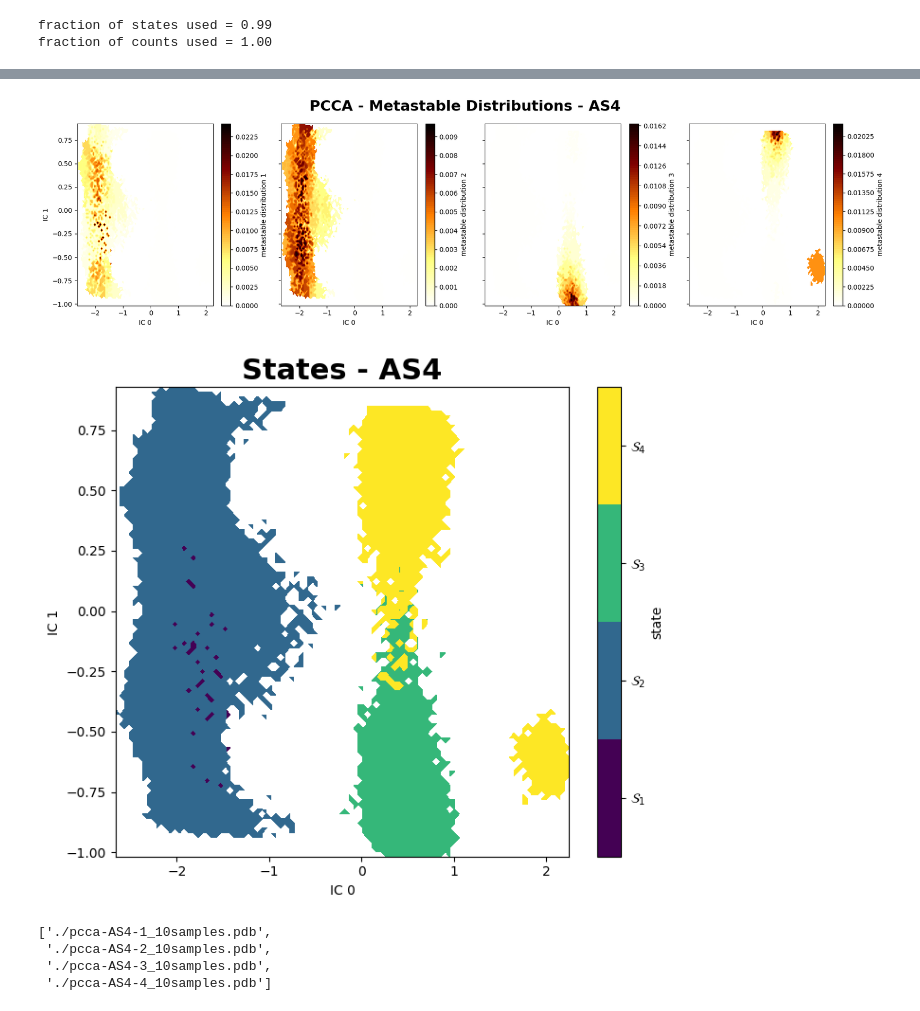
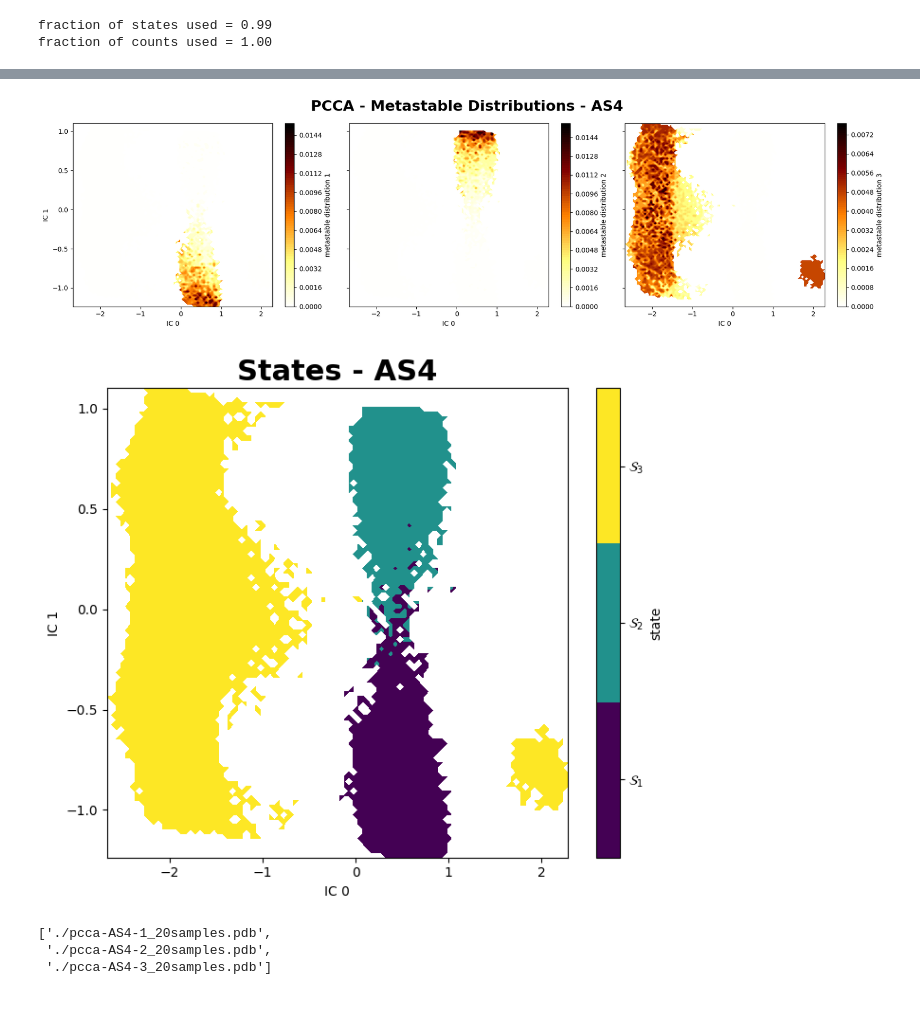
Before and after one commit to saguileran/MD-SCPI, a Jupyter notebook: NoteBooks/PyEMMA_AS4.ipynb, the cells around one changed output, grey strips where cells are left out. Cells and saved outputs as stored; diff of their text form; code cells hidden in the pictures.

```diff
--- a/NoteBooks/PyEMMA_AS4.ipynb
+++ b/NoteBooks/PyEMMA_AS4.ipynb
@@ -52,35 +52,37 @@ tica_concatenated = np.concatenate(tica_output)
 # %%
 %%time
 
-fig, (ax, ax1) = plt.subplots(1,2,figsize=(14,7))
+fig, (ax, ax_1) = plt.subplots(1,2,figsize=(14,7))
 
 n_clustercenters = [5, 10, 100, 200, 500]
 scores = np.zeros((len(n_clustercenters), 5))
 for n, k in enumerate(n_clustercenters):
     for m in range(5):
         #with pyemma.util.contexts.settings(show_progress_bars=False):
-        _cl = pyemma.coordinates.cluster_kmeans(tica_output, k=k, max_iter=50, stride=50)
-        _msm = pyemma.msm.estimate_markov_model(_cl.dtrajs, 5)
-        scores[n, m] = _msm.score_cv(_cl.dtrajs, n=1, score_method='VAMP2', score_k=min(10, k))
+            _cl = pyemma.coordinates.cluster_kmeans(
+                tica_output, k=k, max_iter=50, stride=50)
+            _msm = pyemma.msm.estimate_markov_model(_cl.dtrajs, 5)
+            scores[n, m] = _msm.score_cv(
+                _cl.dtrajs, n=1, score_method='VAMP2', score_k=min(10, k))
 
 lower, upper = pyemma.util.statistics.confidence_interval(scores.T.tolist(), conf=0.9)
 ax.fill_between(n_clustercenters, lower, upper, alpha=0.3)
 ax.plot(n_clustercenters, np.mean(scores, axis=1), '-o')
 ax.semilogx()
-ax.set_xlabel('number of cluster centers');  ax.set_ylabel('VAMP-2 score')
+ax.set_xlabel('number of cluster centers'); ax.set_ylabel('VAMP-2 score')
 
-# ---------------------------------------------------------------
 lags = [10, 15, 20, 25, 30, 50, 100]
 dims = [i + 1 for i in range(10)]
 
 for i, lag in enumerate(lags):
-    scores_ = np.array([score_cv(data, dim, lag) for dim in dims])
+    scores_ = np.array([score_cv(data, dim, lag)
+                        for dim in dims])
     scores = np.mean(scores_, axis=1)
     errors = np.std(scores_, axis=1, ddof=1)
-    ax1.fill_between(dims, scores - errors, scores + errors, alpha=0.3, facecolor='C{}'.format(i))
-    ax1.plot(dims, scores, '--o', color='C{}'.format(i), label='lag={:.1f}steps'.format(lag * 1.0))
-ax1.legend()
-ax1.set_xlabel('number of dimensions');  ax1.set_ylabel('VAMP2 score')
+    ax_1.fill_between(dims, scores - errors, scores + errors, alpha=0.3, facecolor='C{}'.format(i))
+    ax_1.plot(dims, scores, '--o', color='C{}'.format(i), label='lag={:.1f}steps'.format(lag * 1.0))
+ax_1.legend()
+ax_1.set_xlabel('number of dimensions'); ax_1.set_ylabel('VAMP2 score')
 
 fig.tight_layout()
 plt.show()
@@ -159,8 +122,7 @@ fig.tight_layout()
 # %%
-%%time
 #@title Clusters
 plt.close()
-cluster = pyemma.coordinates.cluster_kmeans(tica_output, k=500, max_iter=300, stride=1, fixed_seed=1)
+cluster = pyemma.coordinates.cluster_kmeans(tica_output, k=600, max_iter=500, stride=1)#, fixed_seed=1)
 dtrajs_concatenated = np.concatenate(cluster.dtrajs)
 
 fig, ax = plt.subplots(figsize=(6, 6))
@@ -187,8 +146,8 @@ fraction of states used = 0.99
 fraction of counts used = 1.00
 # %%
 #@title Chapman-Kolmogorov test
-nstates = 4
+nstates = 3
 plt.close()
 cktest = msm.cktest(nstates, mlags=10)
-pyemma.plots.plot_cktest(cktest, dt=1.0, units='LiBELa steps');
+pyemma.plots.plot_cktest(cktest, dt=1.0, units='steps');
 # %% [output]
@@ -292,7 +250,7 @@ msm.pcca(nstates)
 
 fig, axes = plt.subplots(1, nstates, figsize=(18, 5), sharex=True, sharey=True)
 for i, ax in enumerate(axes.flat):
-    pyemma.plots.plot_contour(*tica_concatenated[:, [c1,c2]].T,
+    pyemma.plots.plot_contour(*tica_concatenated[:, :2].T,
                               msm.metastable_distributions[i][np.concatenate(msm.dtrajs_active)],
                               ax=ax,
                               cmap='afmhot_r',
@@ -303,29 +261,32 @@ axes[0].set_ylabel('IC '+str(c2))
 plt.suptitle('PCCA - Metastable Distributions - '+ligand, fontweight='bold', fontsize='22')
 fig.tight_layout()
 # %% [output]
-[figure, old version]
+[figure, new version]
 # %%
 #@title States
 plt.close()
 metastable_traj = msm.metastable_assignments[np.concatenate(msm.dtrajs_active)]
 
 fig, ax = plt.subplots(figsize=(7, 6))
-_, _, misc = pyemma.plots.plot_state_map(*tica_concatenated[:, [c1,c2]].T, metastable_traj, ax=ax)
-ax.set_xlabel('IC '+str(c1));  ax.set_ylabel('IC '+str(c2))
-misc['cbar'].set_ticklabels([r'$\mathcal{S}_%d$' % (i + 1) for i in range(nstates)])
+_, _, misc = pyemma.plots.plot_state_map(
+    *tica_concatenated[:, :2].T, metastable_traj, ax=ax)
+ax.set_xlabel('IC '+str(c1))
+ax.set_ylabel('IC '+str(c2))
+misc['cbar'].set_ticklabels([r'$\mathcal{S}_%d$' % (i + 1)
+                             for i in range(nstates)])
 plt.title('States - '+ligand, fontweight='bold', fontsize='22')
 fig.tight_layout()
 # %% [output]
-[figure, old version]
+[figure, new version]
 # %%
 #@title PDBs Example
-pcca_samples = msm.sample_by_distributions(msm.metastable_distributions, 10)
+NoSamples = 20
+pcca_samples = msm.sample_by_distributions(msm.metastable_distributions, NoSamples)
 torsions_source = pyemma.coordinates.source(files, features=feat)
 pyemma.coordinates.save_trajs(torsions_source, pcca_samples,
-                              outfiles=['./pcca-{}-{}_10samples.pdb'.format(ligand, n + 1) for n in range(msm.n_metastable)])
+                              outfiles=['./pcca-{}-{}_{}samples.pdb'.format(ligand, n+1, NoSamples) for n in range(msm.n_metastable)])
 # %% [output]
-['./pcca-AS4-1_10samples.pdb',
- './pcca-AS4-2_10samples.pdb',
- './pcca-AS4-3_10samples.pdb',
- './pcca-AS4-4_10samples.pdb']
+['./pcca-AS4-1_20samples.pdb',
+ './pcca-AS4-2_20samples.pdb',
+ './pcca-AS4-3_20samples.pdb']
 # %%
```
Also changed, not shown: parts of 20 cells of this notebook.
